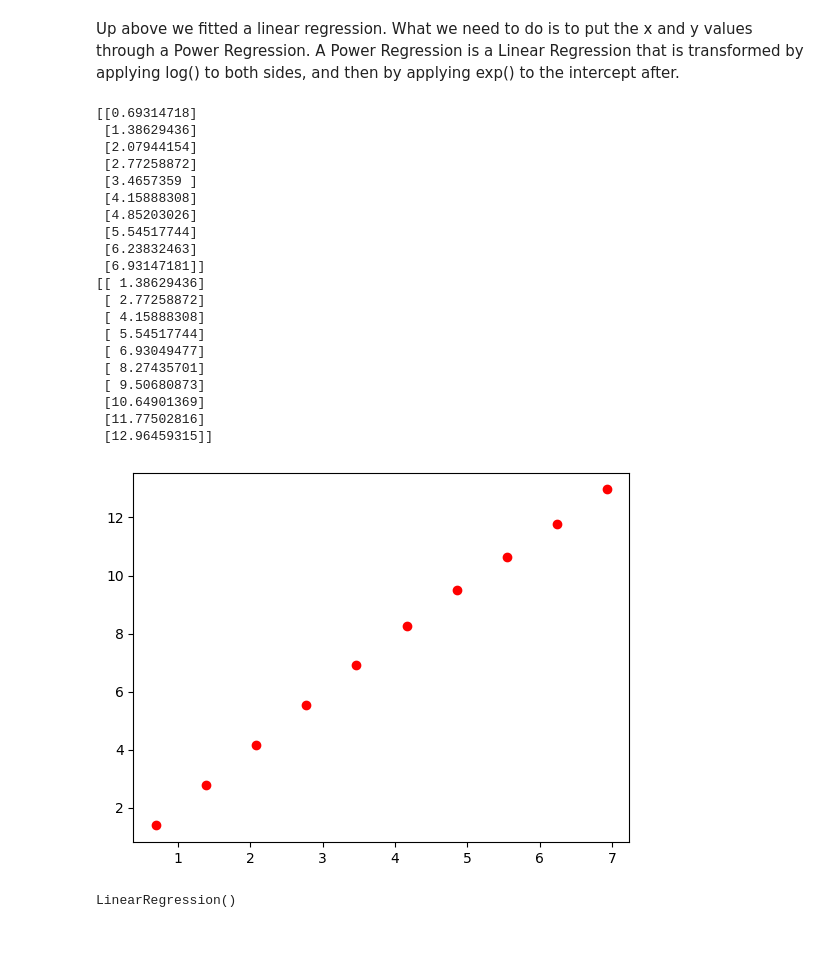
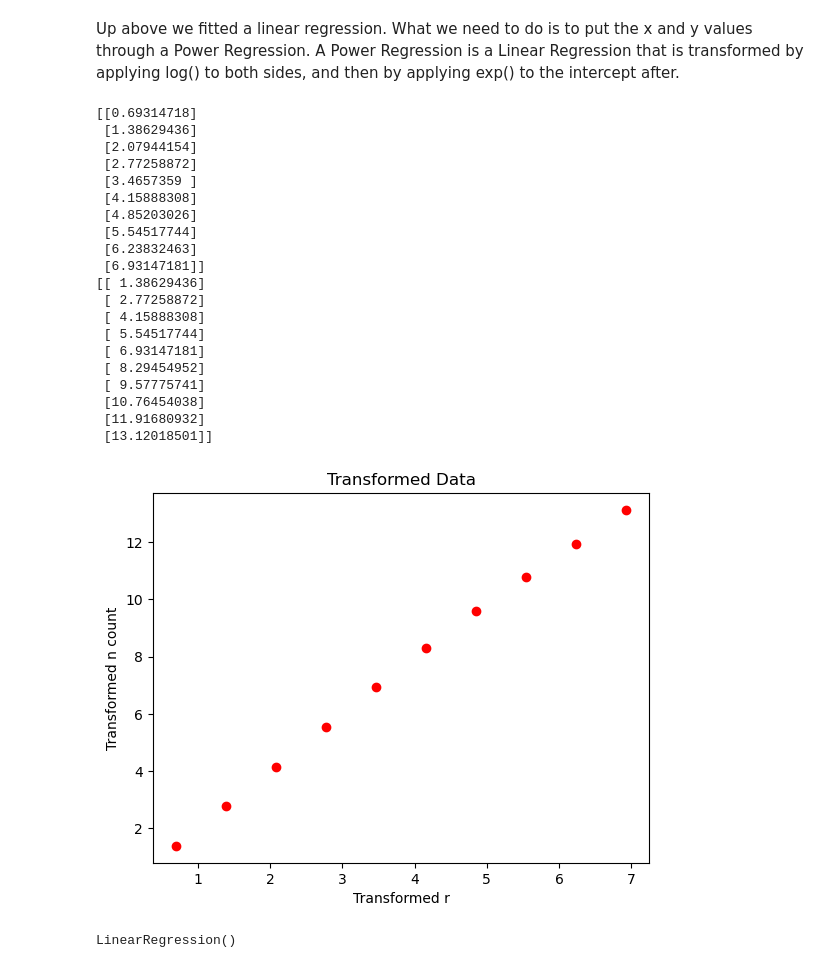
Before and after one commit to nathan-barry/fractal-dimension-calculator, a Jupyter notebook: fractal-dimension.ipynb, the cells around one changed output. Cells and saved outputs as stored; diff of their text form; code cells hidden in the pictures; blank space fills up the shorter version.

```diff
--- a/fractal-dimension.ipynb
+++ b/fractal-dimension.ipynb
@@ -93,7 +93,7 @@ print(avg)
 # %%
 # Make and print finished image
 
-ret,fin_thresh = cv.threshold(fin_img,100,255,cv.THRESH_BINARY)
+ret,fin_thresh = cv.threshold(fin_img,avg,255,cv.THRESH_BINARY)
 plt.axis('off')
 plt.imshow(fin_thresh)
 # %% [output]
@@ -237,18 +237,21 @@ print(ln_y)
  [ 2.77258872]
  [ 4.15888308]
  [ 5.54517744]
- [ 6.93049477]
- [ 8.27435701]
- [ 9.50680873]
- [10.64901369]
- [11.77502816]
- [12.96459315]]
+ [ 6.93147181]
+ [ 8.29454952]
+ [ 9.57775741]
+ [10.76454038]
+ [11.91680932]
+ [13.12018501]]
 # %%
 # Shows that it is a linear regression (before the reverse transformation)
 plt.scatter(ln_x, ln_y, color='red')
+plt.title("Transformed Data")
+plt.ylabel('Transformed n count')
+plt.xlabel('Transformed r')
 plt.show()
 # %% [output]
-[figure, old version]
+[figure, new version]
 # %%
 # Fit a line to the linear regression
 
```
Also changed, not shown: parts of 16 cells of this notebook.
